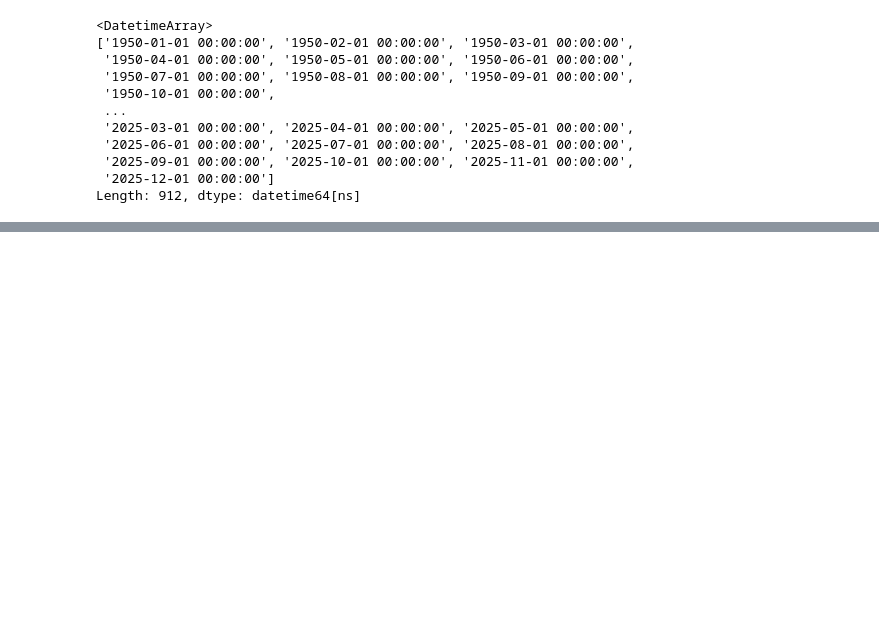
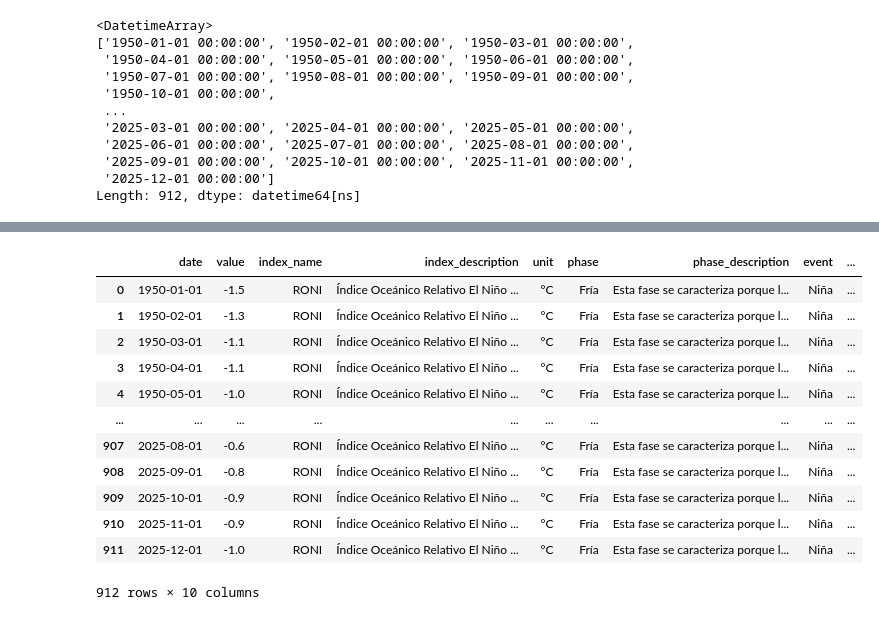
Before and after one commit to ChrisBermudezR/Indices_Climaticos, a Jupyter notebook: notebook_analisis.ipynb, the cells around one changed output, grey strips where cells are left out. Drawn from its saved outputs; the diff is of its cells as text; code cells hidden in the pictures; blank space fills up the shorter version.

```diff
--- a/notebook_analisis.ipynb
+++ b/notebook_analisis.ipynb
@@ -80,0 +175,19 @@ mei_filtrado.to_csv('./output/MEI_Filtrados.csv', index=False)
+# %%
+
+roni_entire_df_long = indexes.roniIndex(roni_entire_df) ######
+roni_entire_df_long.dropna(subset=['value'], inplace=True)
+roni_entire_df_long
+# %% [output]
+|  | date | value | index_name | index_description | unit | phase | phase_description | event | ... |
+| 0 | 1950-01-01 | -1.5 | RONI | Índice Oceánico Relativo El Niño ... | °C | Fría | Esta fase se caracteriza porque l... | Niña | ... |
+| 1 | 1950-02-01 | -1.3 | RONI | Índice Oceánico Relativo El Niño ... | °C | Fría | Esta fase se caracteriza porque l... | Niña | ... |
+| 2 | 1950-03-01 | -1.1 | RONI | Índice Oceánico Relativo El Niño ... | °C | Fría | Esta fase se caracteriza porque l... | Niña | ... |
+| 3 | 1950-04-01 | -1.1 | RONI | Índice Oceánico Relativo El Niño ... | °C | Fría | Esta fase se caracteriza porque l... | Niña | ... |
+| 4 | 1950-05-01 | -1.0 | RONI | Índice Oceánico Relativo El Niño ... | °C | Fría | Esta fase se caracteriza porque l... | Niña | ... |
+| ... | ... | ... | ... | ... | ... | ... | ... | ... | ... |
+| 907 | 2025-08-01 | -0.6 | RONI | Índice Oceánico Relativo El Niño ... | °C | Fría | Esta fase se caracteriza porque l... | Niña | ... |
+| 908 | 2025-09-01 | -0.8 | RONI | Índice Oceánico Relativo El Niño ... | °C | Fría | Esta fase se caracteriza porque l... | Niña | ... |
+| 909 | 2025-10-01 | -0.9 | RONI | Índice Oceánico Relativo El Niño ... | °C | Fría | Esta fase se caracteriza porque l... | Niña | ... |
+| 910 | 2025-11-01 | -0.9 | RONI | Índice Oceánico Relativo El Niño ... | °C | Fría | Esta fase se caracteriza porque l... | Niña | ... |
+| 911 | 2025-12-01 | -1.0 | RONI | Índice Oceánico Relativo El Niño ... | °C | Fría | Esta fase se caracteriza porque l... | Niña | ... |
+912 rows × 10 columns
```
Also changed, not shown: parts of 8 cells of this notebook, 31 other files.
